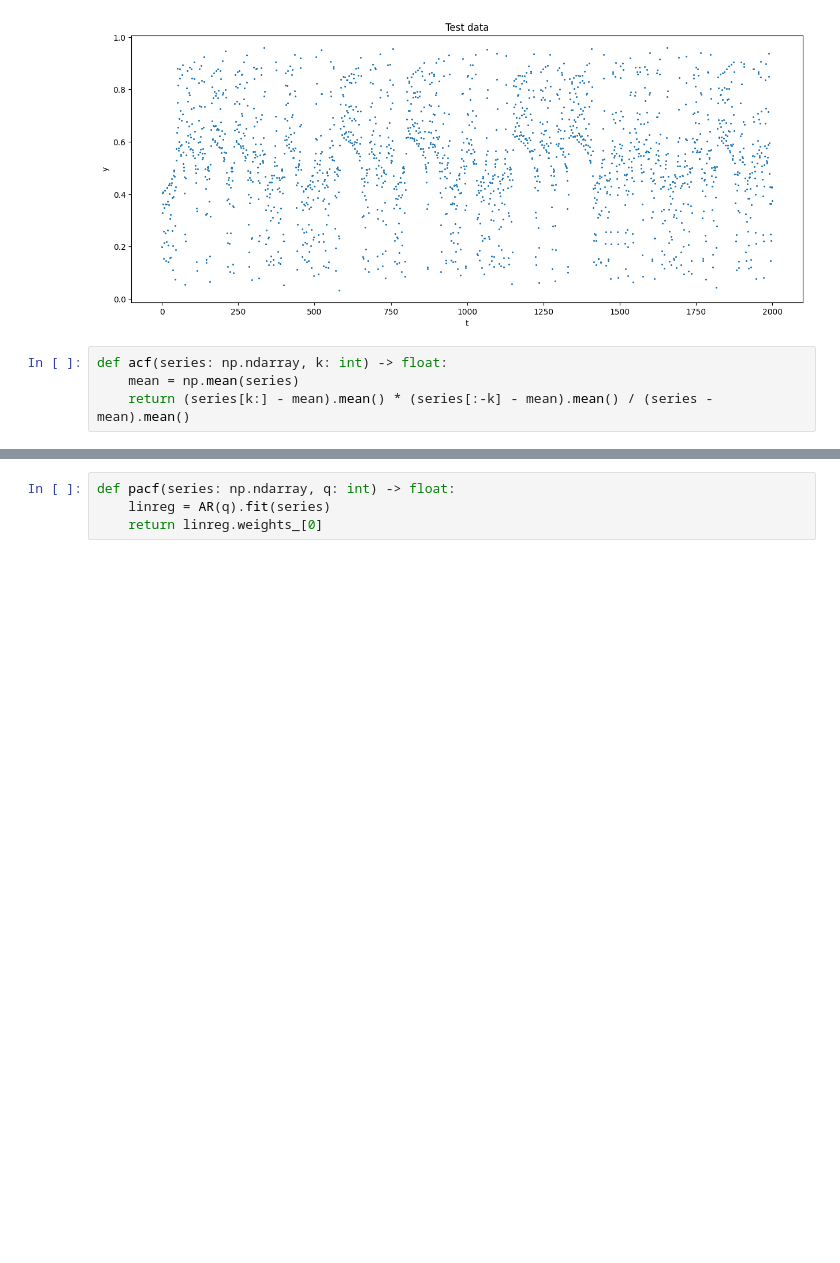
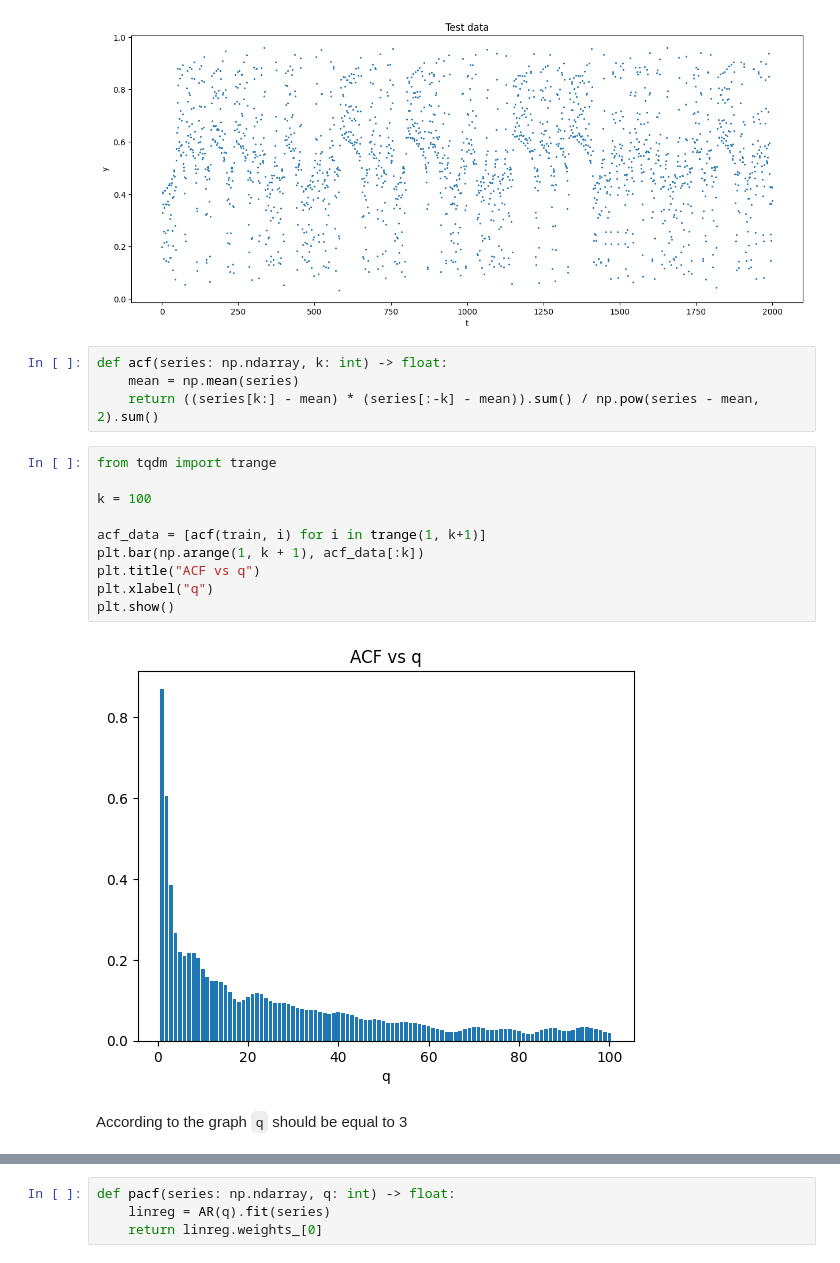
Before and after one commit to succSeeded/ts-2025, a Jupyter notebook: hw1-2/main.ipynb, the cells around one changed output, grey strips where cells are left out. Saved outputs shown, nothing was run; the diff lists cells and outputs as text; blank space fills up the shorter version.

```diff
--- a/hw1-2/main.ipynb
+++ b/hw1-2/main.ipynb
@@ -36,7 +36,21 @@ plt.show()
 # %%
 def acf(series: np.ndarray, k: int) -> float:
     mean = np.mean(series)
-    return (series[k:] - mean).mean() * (series[:-k] - mean).mean() / (series - mean).mean()
+    return ((series[k:] - mean) * (series[:-k] - mean)).sum() / np.pow(series - mean, 2).sum()
+# %%
+from tqdm import trange
+
+k = 100
+
+acf_data = [acf(train, i) for i in trange(1, k+1)]
+plt.bar(np.arange(1, k + 1), acf_data[:k])
+plt.title("ACF vs q")
+plt.xlabel("q")
+plt.show()
+# %% [output]
+[figure, added]
+# %% [markdown]
+According to the graph `q` should be equal to 3
 # %%
 from numpy.lib.stride_tricks import sliding_window_view
 
```
Also changed, not shown: parts of 6 cells of this notebook.
